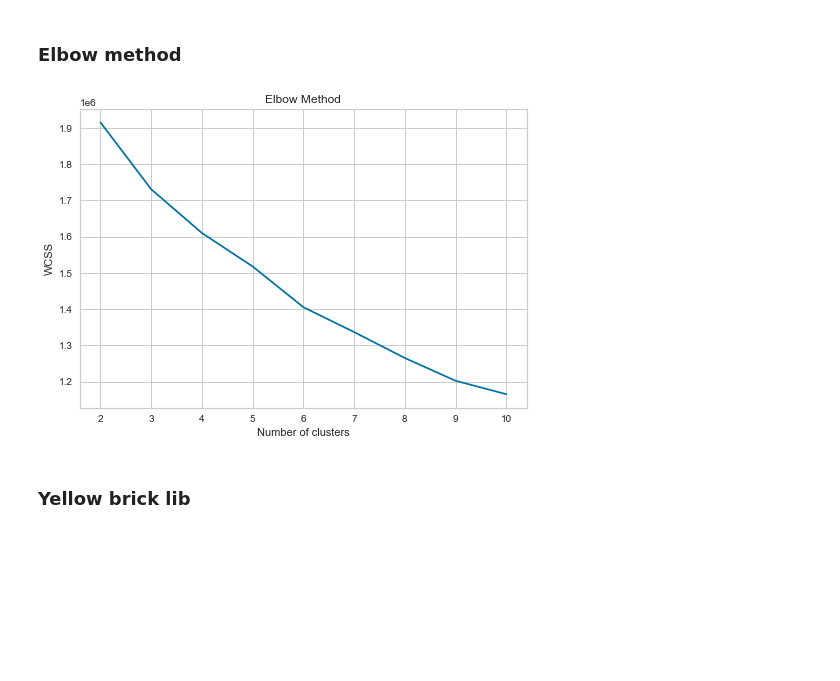
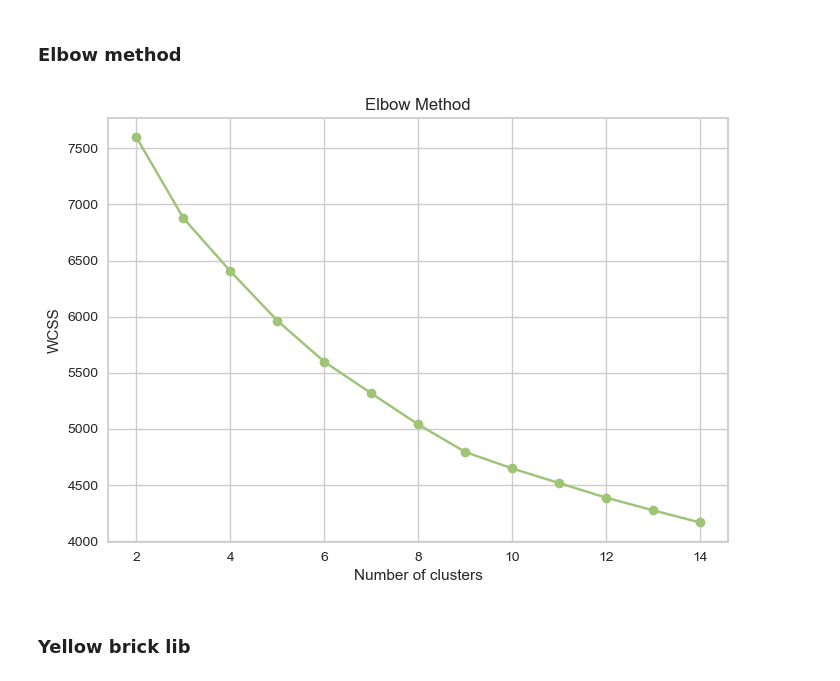
Before and after one commit to MouslyDiaw/ensae_project, a Jupyter notebook: courses/unsupervised_learning/clustering.ipynb, the cells around one changed output. Saved outputs shown, nothing was run; the diff lists cells and outputs as text; code cells hidden in the pictures; blank space fills up the shorter version.

```diff
--- a/courses/unsupervised_learning/clustering.ipynb
+++ b/courses/unsupervised_learning/clustering.ipynb
@@ -45,0 +67,15 @@ np.unique(labels, return_counts=True)
+# %%
+# mean by digit
+mean_images = np.zeros((10, 64))  # 64 pixels
+for i in range(10):
+    mean_images[i] = data.loc[data.label == i, column_names].mean(axis=0)
+
+
+fig, axs = plt.subplots(2, 5, figsize=(10, 5))
+for i, ax in enumerate(axs.flat):
+    ax.imshow(mean_images[i].reshape(8, 8), cmap='gray')
+    ax.set_title(f"Digit {i}")
+    ax.axis('off')
+plt.suptitle("Average image per digit")
+plt.tight_layout()
+plt.show()
@@ -45,0 +84,15 @@ np.unique(labels, return_counts=True)
+# %%
+fig, axs = plt.subplots(2, 5, figsize=(10, 5))
+plt.subplots_adjust(left=0.01, right=0.99, bottom=0.01, top=0.91, hspace=0.5)
+
+for i, label in enumerate(np.unique(labels)):
+    ax = axs[i // 5, i % 5]
+    # Random choice by digit
+    idx = np.random.choice(np.where(labels == label)[0])
+    ax.imshow(images[idx], cmap='gray')
+    ax.set_title(f"Digit {label} - index {idx}")
+    ax.axis('off')
+
+plt.suptitle("Random images per digit")
+plt.tight_layout()
+plt.show();
@@ -128,21 +183,27 @@ PCA-based       0.025s  72686   0.636   0.658   0.647   0.521   0.145
 __________________________________________________________________________________
 # %% [markdown]
 ## Optimal number of clusters
+# %%
+scaler = MinMaxScaler()  # StandardScaler()
+X_scaled = scaler.fit_transform(X)
 # %% [markdown]
 ### Elbow method
 # %%
-wcss = []
-for i in range(2, 11):
+wcss = []  # Within-Cluster Sum of Squares
+
+k_grid = range(2, 15)
+for i in k_grid:
     kmeans = KMeans(n_clusters=i, init='k-means++', max_iter=300, n_init=10, random_state=0)
-    kmeans.fit(X)
+    kmeans.fit(X_scaled)
     wcss.append(kmeans.inertia_)
-plt.plot(range(2, 11), wcss)
+
+plt.plot(k_grid, wcss, 'go-')
 plt.title('Elbow Method')
 plt.xlabel('Number of clusters')
 plt.ylabel('WCSS')
 plt.show()
 # %% [output]
-[figure, old version]
+[figure, new version]
 # %% [markdown]
 ### Yellow brick lib
 # %%
```
Also changed, not shown: parts of 23 cells of this notebook.
